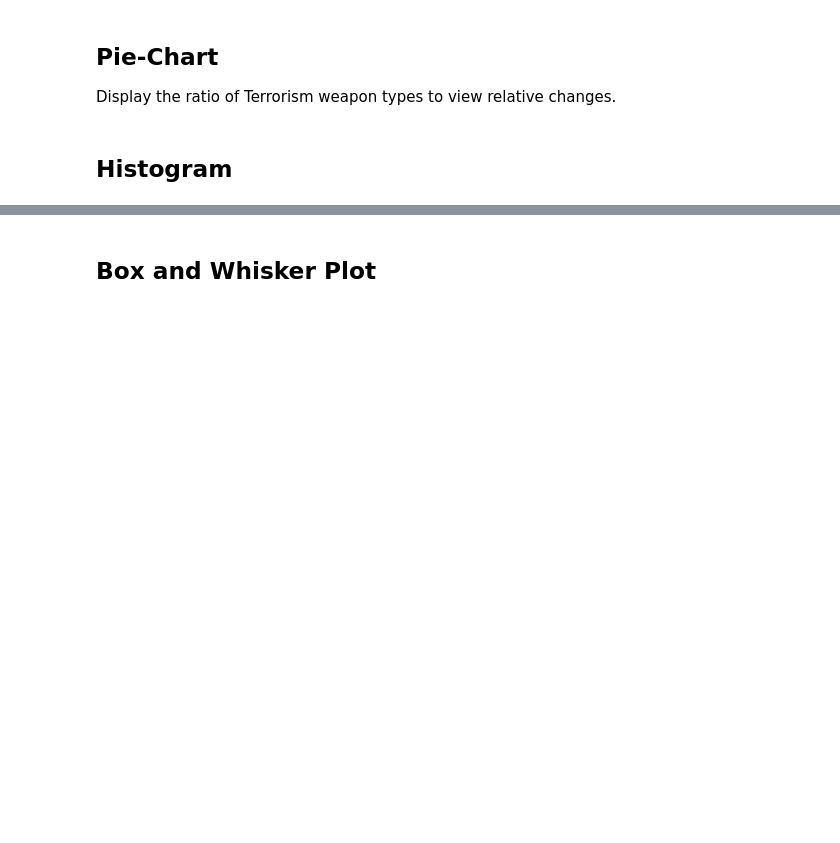
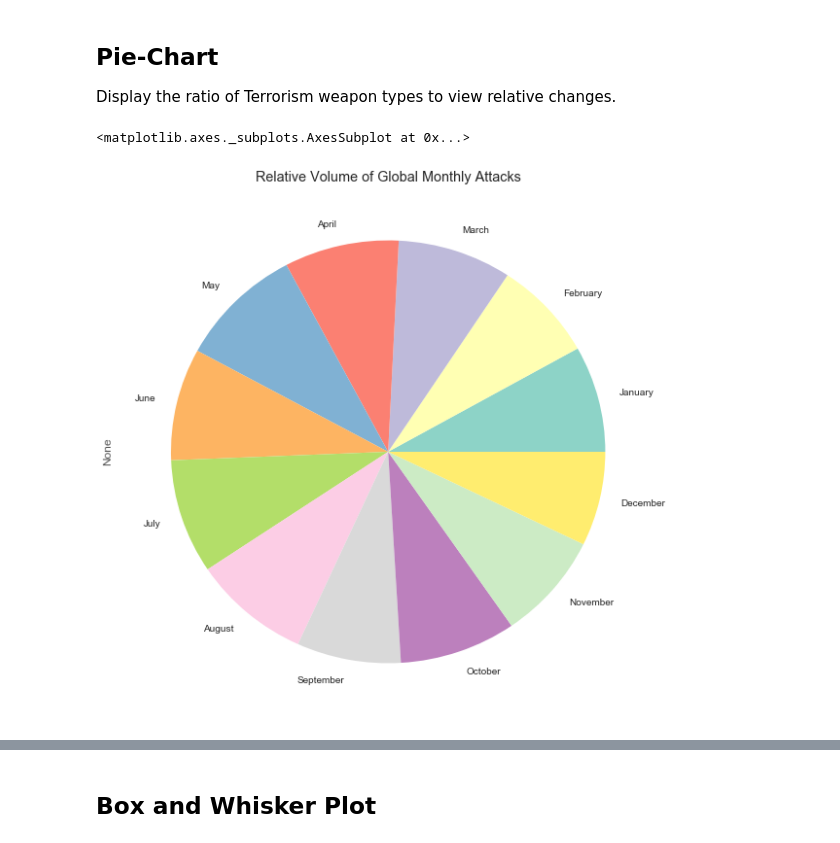
Before and after one commit to TesMunoz/SeniorSim, a Jupyter notebook: Terrorism Dataset Analysis.ipynb, the cells around one changed output, grey strips where cells are left out. Saved outputs shown, nothing was run; the diff lists cells and outputs as text; code cells hidden in the pictures; blank space fills up the shorter version.

```diff
--- a/Terrorism Dataset Analysis.ipynb
+++ b/Terrorism Dataset Analysis.ipynb
@@ -220,2 +250,14 @@ Display the ratio of Terrorism weapon types to view relative changes.
-# %% [markdown]
-## Histogram
+# %%
+## Display the monthly volume of attacks
+MONTHS = ['January', 'February', 'March', 'April', 'May', 'June', 'July',
+          'August', 'September', 'October', 'November', 'December']
+x = terrorism_df.groupby(['imonth']).size()
+x.index = MONTHS
+x.plot(title='Relative Volume of Global Monthly Attacks',
+       kind='pie',
+       cmap='Set3',
+       figsize=(10,10)
+      )
+# %% [output]
+<matplotlib.axes._subplots.AxesSubplot at 0x...>
+[figure, added]
```
Also changed, not shown: parts of 13 cells of this notebook.
